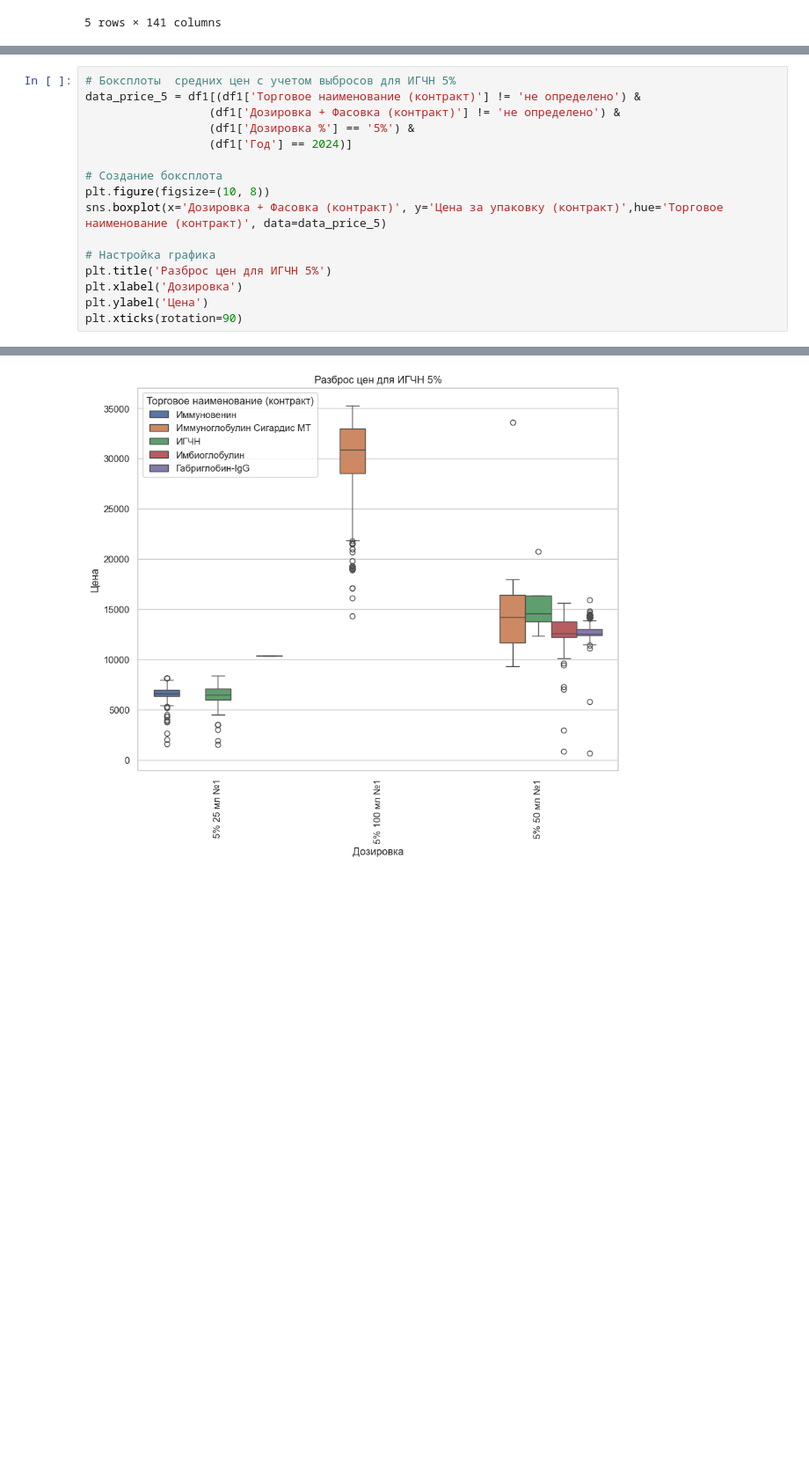
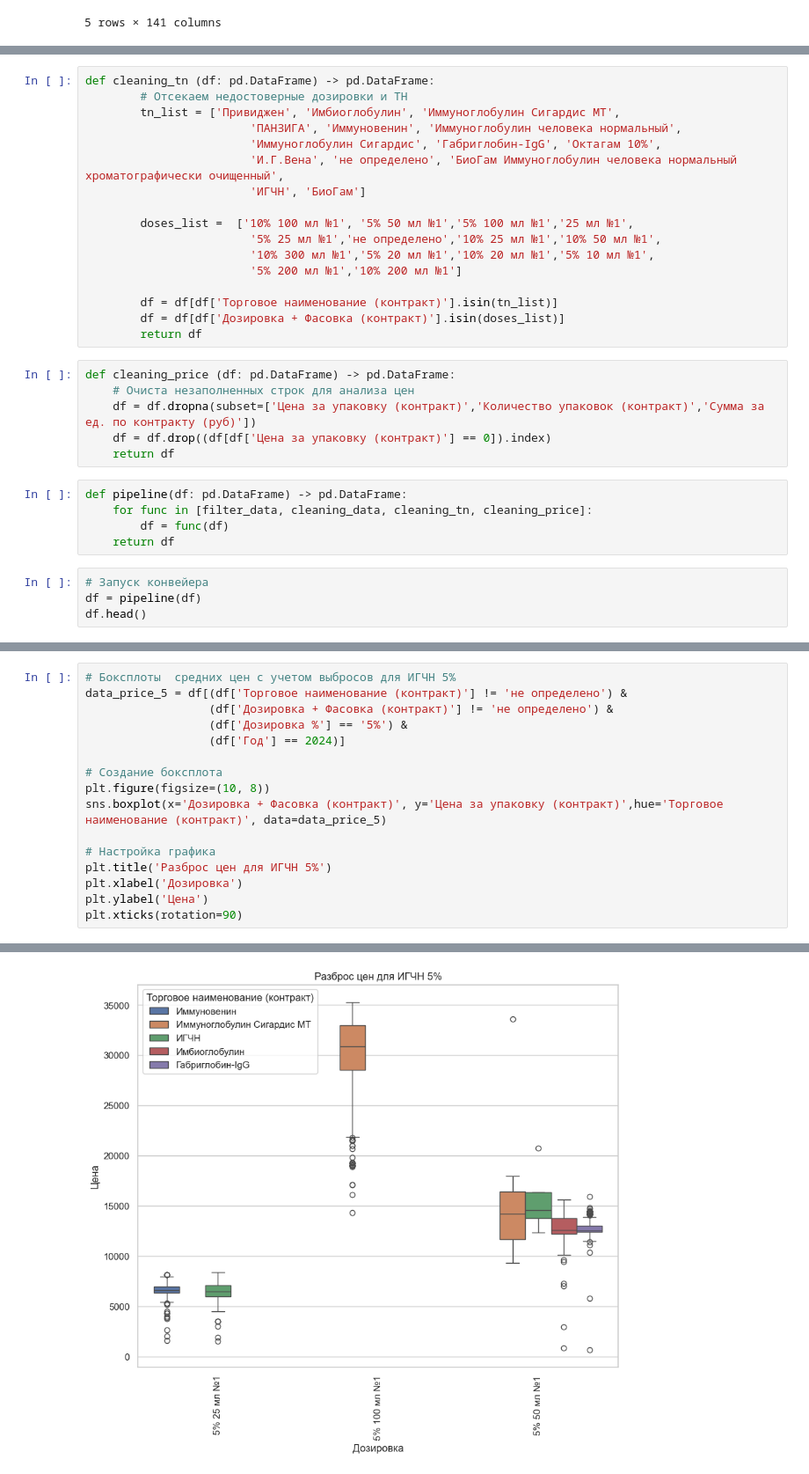
Before and after one commit to ValentinSU/main, a Jupyter notebook: Headway/Immunogolobulin 2023-2024.ipynb, the cells around one changed output, grey strips where cells are left out. Shown at 88% size. Saved outputs shown, nothing was run; the diff lists cells and outputs as text; blank space fills up the shorter version.

```diff
--- a/Headway/Immunogolobulin 2023-2024.ipynb
+++ b/Headway/Immunogolobulin 2023-2024.ipynb
@@ -639,0 +116,32 @@ plt.show()
+# %%
+def cleaning_tn (df: pd.DataFrame) -> pd.DataFrame:
+        # Отсекаем недостоверные дозировки и ТН
+        tn_list = ['Привиджен', 'Имбиоглобулин', 'Иммуноглобулин Сигардис МТ',
+                        'ПАНЗИГА', 'Иммуновенин', 'Иммуноглобулин человека нормальный',
+                        'Иммуноглобулин Сигардис', 'Габриглобин-IgG', 'Октагам 10%',
+                        'И.Г.Вена', 'не определено', 'БиоГам Иммуноглобулин человека нормальный хроматографически очищенный',
+                        'ИГЧН', 'БиоГам']
+
+        doses_list =  ['10% 100 мл №1', '5% 50 мл №1','5% 100 мл №1','25 мл №1',
+                        '5% 25 мл №1','не определено','10% 25 мл №1','10% 50 мл №1',
+                        '10% 300 мл №1','5% 20 мл №1','10% 20 мл №1','5% 10 мл №1',
+                        '5% 200 мл №1','10% 200 мл №1']
+
+        df = df[df['Торговое наименование (контракт)'].isin(tn_list)]
+        df = df[df['Дозировка + Фасовка (контракт)'].isin(doses_list)]
+        return df
+# %%
+def cleaning_price (df: pd.DataFrame) -> pd.DataFrame:
+    # Очиста незаполненных строк для анализа цен
+    df = df.dropna(subset=['Цена за упаковку (контракт)','Количество упаковок (контракт)','Сумма за ед. по контракту (руб)'])
+    df = df.drop((df[df['Цена за упаковку (контракт)'] == 0]).index)
+    return df
+# %%
+def pipeline(df: pd.DataFrame) -> pd.DataFrame:
+    for func in [filter_data, cleaning_data, cleaning_tn, cleaning_price]:
+        df = func(df)
+    return df
+# %%
+# Запуск конвейера
+df = pipeline(df)
+df.head()
@@ -665,25 +676,25 @@ plt.show()
 [figure]
 # %%
 # Боксплоты  средних цен с учетом выбросов для ИГЧН 5%
-data_price_5 = df1[(df1['Торговое наименование (контракт)'] != 'не определено') &
-                  (df1['Дозировка + Фасовка (контракт)'] != 'не определено') &
-                  (df1['Дозировка %'] == '5%') &
-                  (df1['Год'] == 2024)]
+data_price_5 = df[(df['Торговое наименование (контракт)'] != 'не определено') &
+                  (df['Дозировка + Фасовка (контракт)'] != 'не определено') &
+                  (df['Дозировка %'] == '5%') &
+                  (df['Год'] == 2024)]
 
 # Создание боксплота
 plt.figure(figsize=(10, 8))
 sns.boxplot(x='Дозировка + Фасовка (контракт)', y='Цена за упаковку (контракт)',hue='Торговое наименование (контракт)', data=data_price_5)
 
 # Настройка графика
 plt.title('Разброс цен для ИГЧН 5%')
 plt.xlabel('Дозировка')
 plt.ylabel('Цена')
 plt.xticks(rotation=90)
 # %% [output]
 ([0, 1, 2],
  [Text(0, 0, '5% 25 мл №1'),
   Text(1, 0, '5% 100 мл №1'),
   Text(2, 0, '5% 50 мл №1')])
-[figure, old version]
+[figure, new version]
 # %%
 # Боксплоты  средних цен с учетом выбросов для ИГЧН 10%
```
Also changed, not shown: parts of 59 cells of this notebook.
